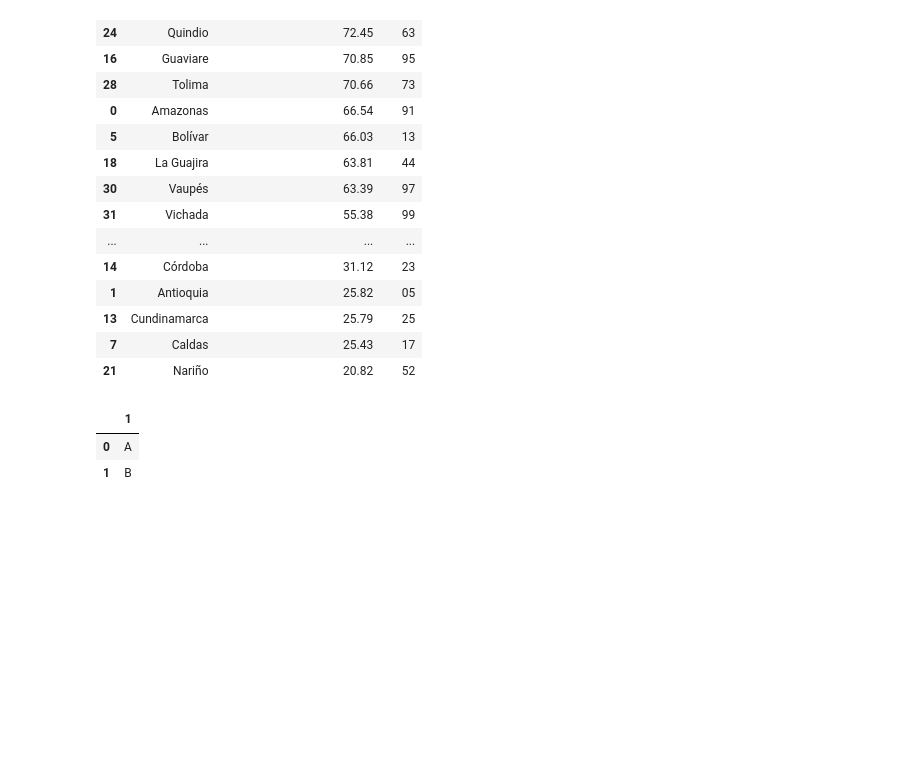
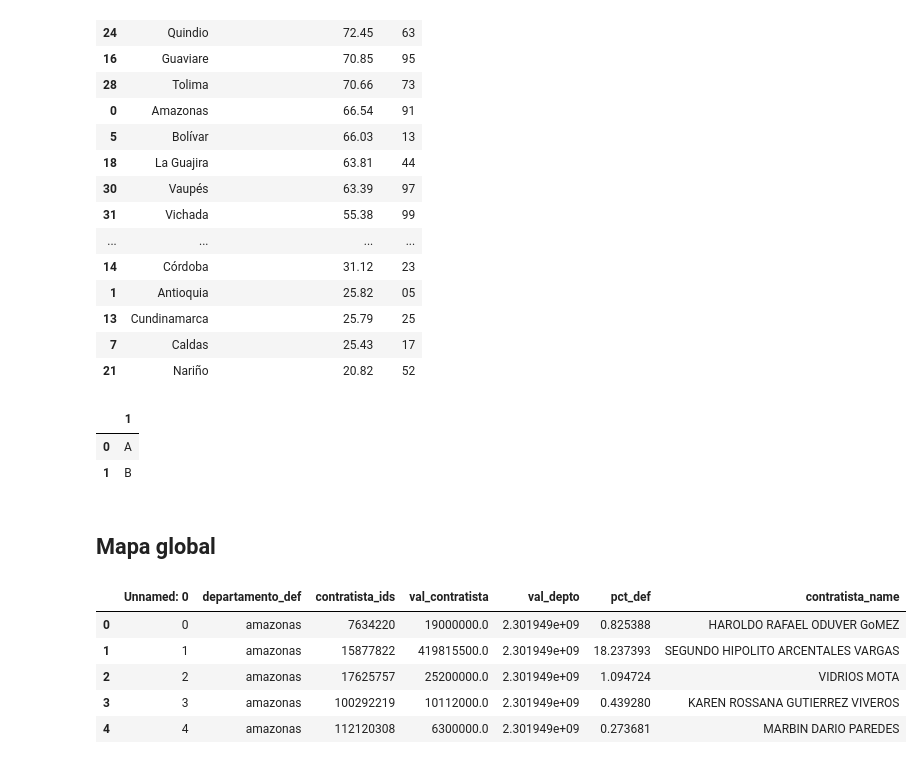
Before and after one commit to grupocanario/canopy-demo, a Jupyter notebook: app_local/data_analysis.ipynb, the cells around one changed output. Drawn from its saved outputs; the diff is of its cells as text; code cells hidden in the pictures; blank space fills up the shorter version.

```diff
--- a/app_local/data_analysis.ipynb
+++ b/app_local/data_analysis.ipynb
@@ -530,3 +532,15 @@ pd.DataFrame.from_dict({'1':['A', 'B']}, '2': )
 |  | 1 |
 | 0 | A |
 | 1 | B |
+# %% [markdown]
+## Mapa global
+# %%
+# 3. Dataframe SECOP I & II map (number of COVID contracts)
+df_national_raw.head()
+# %% [output]
+|  | Unnamed: 0 | departamento_def | contratista_ids | val_contratista | val_depto | pct_def | contratista_name |
+| 0 | 0 | amazonas | 7634220 | 19000000.0 | 2.301949e+09 | 0.825388 | HAROLDO RAFAEL ODUVER GoMEZ |
+| 1 | 1 | amazonas | 15877822 | 419815500.0 | 2.301949e+09 | 18.237393 | SEGUNDO HIPOLITO ARCENTALES VARGAS |
+| 2 | 2 | amazonas | 17625757 | 25200000.0 | 2.301949e+09 | 1.094724 | VIDRIOS MOTA |
+| 3 | 3 | amazonas | 100292219 | 10112000.0 | 2.301949e+09 | 0.439280 | KAREN ROSSANA GUTIERREZ VIVEROS |
+| 4 | 4 | amazonas | 112120308 | 6300000.0 | 2.301949e+09 | 0.273681 | MARBIN DARIO PAREDES |
```
Also changed, not shown: parts of 3 cells of this notebook, 4 other files.
